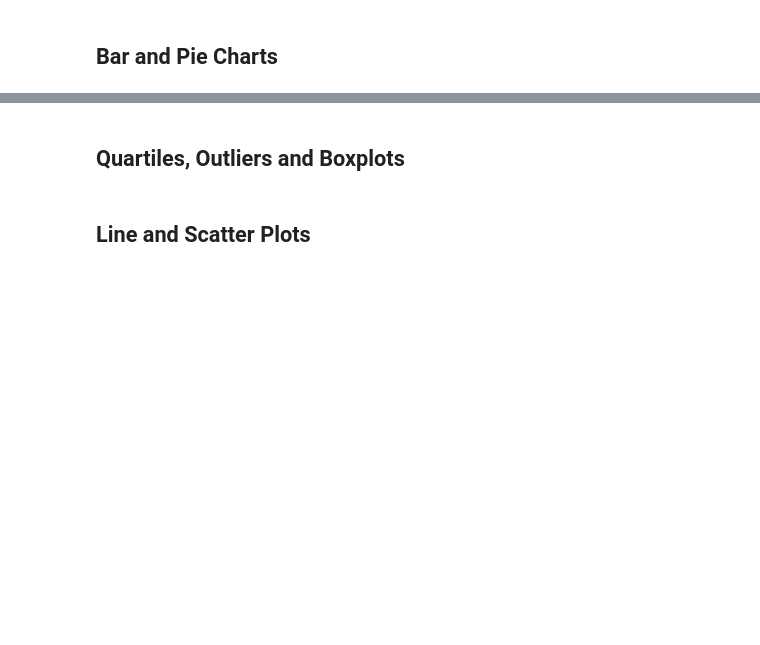
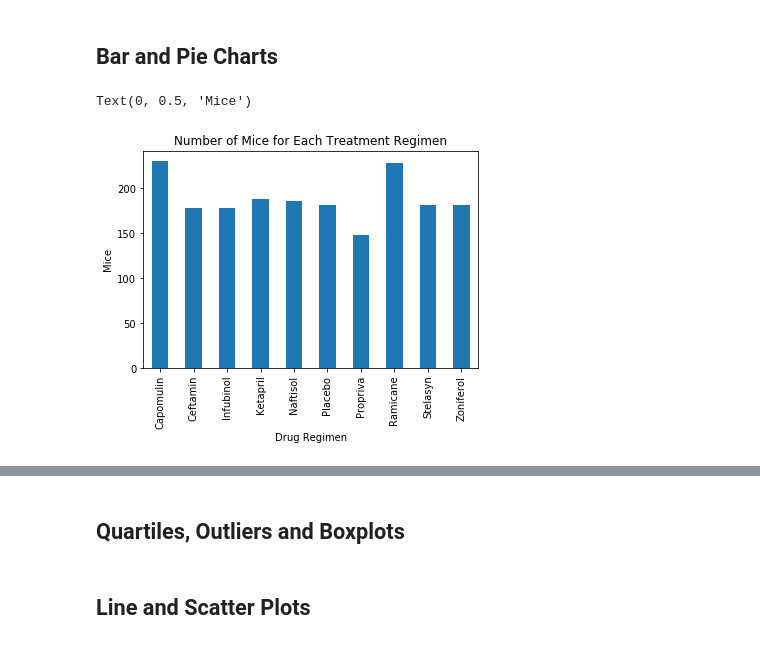
Before and after one commit to AnjanaDelhi/matplotlib-challenge, a Jupyter notebook: Pymaceuticals/pymaceuticals_starter.ipynb, the cells around one changed output, grey strips where cells are left out. Cells and saved outputs as stored; diff of their text form; code cells hidden in the pictures; blank space fills up the shorter version.

```diff
--- a/Pymaceuticals/pymaceuticals_starter.ipynb
+++ b/Pymaceuticals/pymaceuticals_starter.ipynb
@@ -150,3 +177,16 @@ UnsupportedFunctionCall: numpy operations are not valid with groupby. Use .group
 ## Bar and Pie Charts
 # %%
 # Generate a bar plot showing the total number of mice for each treatment throughout the course of the study using pandas.
+
+# Using the grouped data frame for counting the number of mice in each drug
+mice_grouped = grouped_df['Mouse ID'].count()
+
+# Plotting using pandas
+mice_grouped.plot(kind="bar")
+
+# Adding labels
+plt.title("Number of Mice for Each Treatment Regimen")
+plt.ylabel("Mice")
+# %% [output]
+Text(0, 0.5, 'Mice')
+[figure, added]
```
Also changed, not shown: parts of 8 cells of this notebook.
